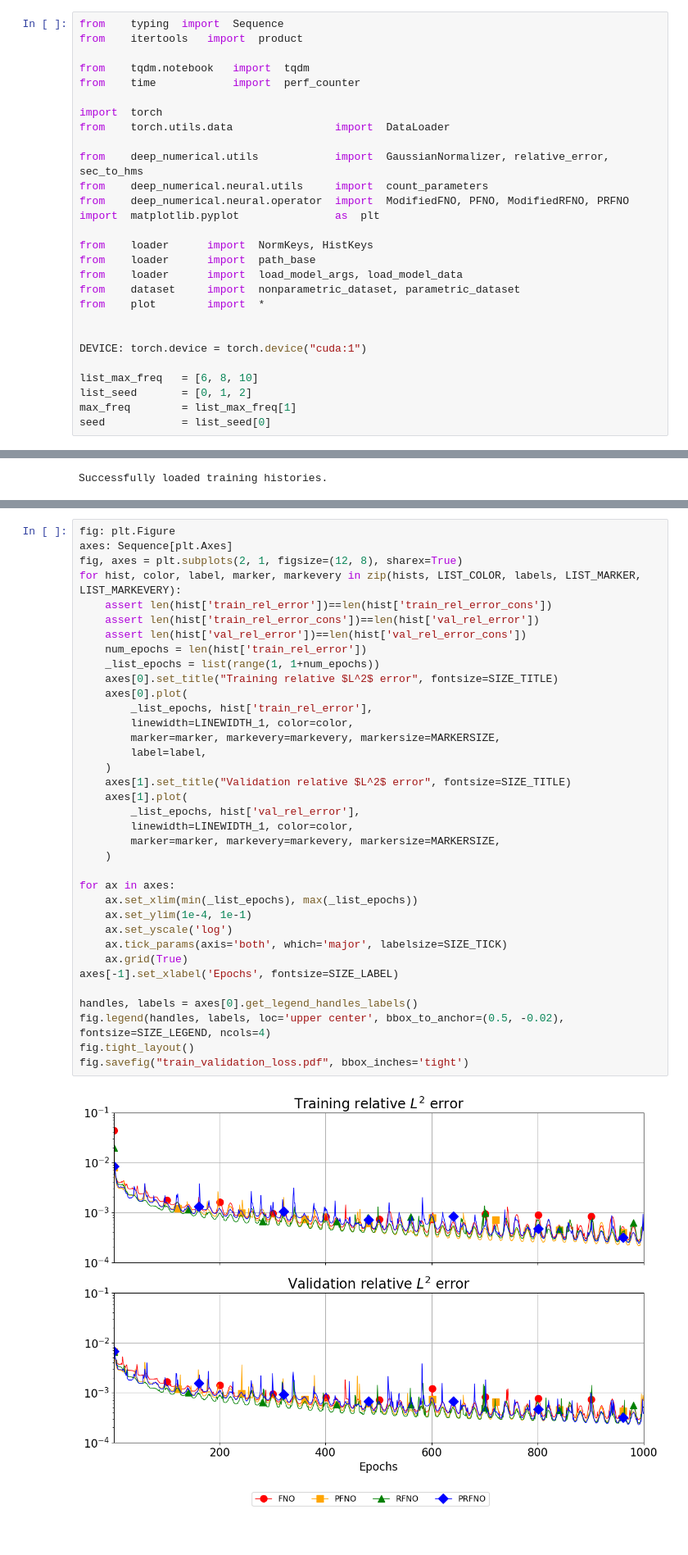
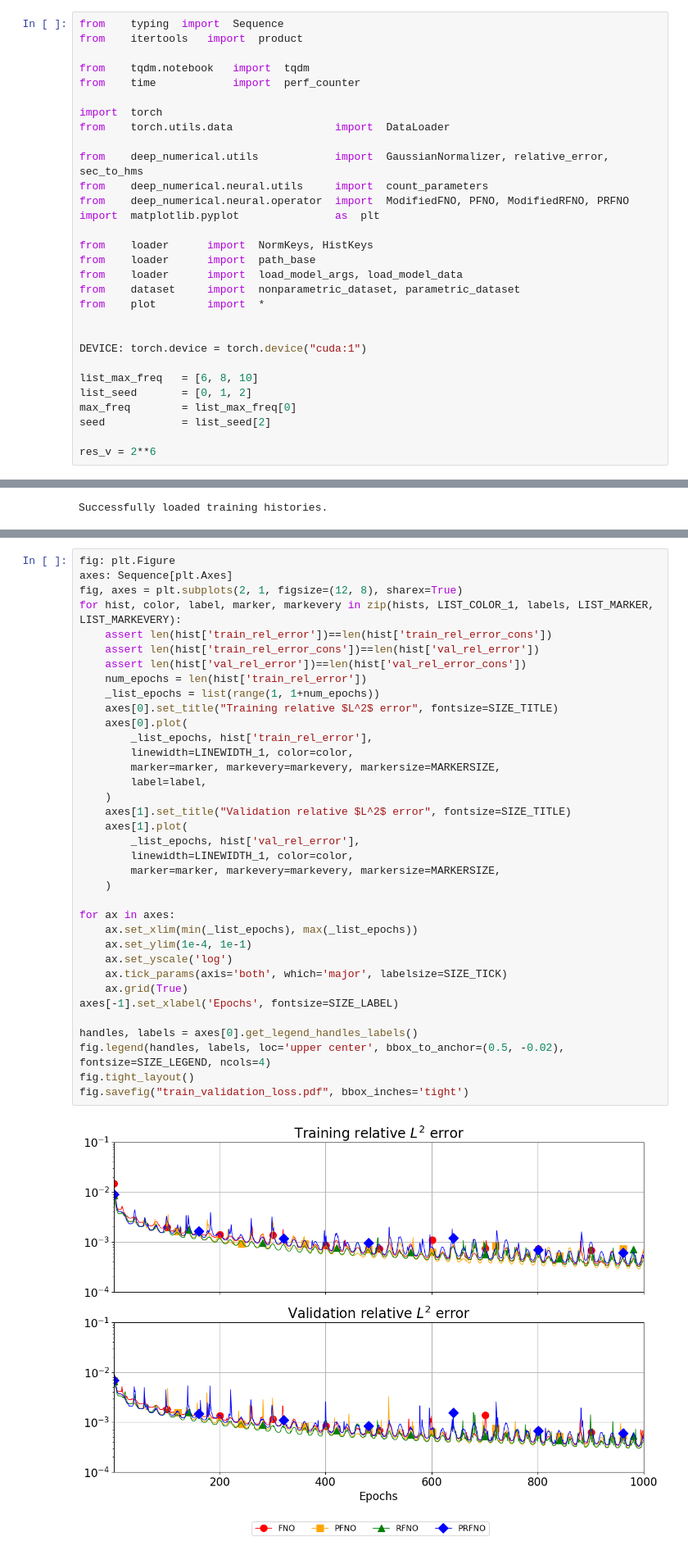
Before and after one commit to Gwangjae-Jung/parameterized_Boltzmann_solver, a Jupyter notebook: inference_2D/inference.ipynb, the cells around one changed output, grey strips where cells are left out. Shown at 82% size. Drawn from its saved outputs; the diff is of its cells as text.

```diff
--- a/inference_2D/inference.ipynb
+++ b/inference_2D/inference.ipynb
@@ -26,8 +26,10 @@ DEVICE: torch.device = torch.device("cuda:1")
 
 list_max_freq   = [6, 8, 10]
 list_seed       = [0, 1, 2]
-max_freq        = list_max_freq[1]
-seed            = list_seed[0]
+max_freq        = list_max_freq[0]
+seed            = list_seed[2]
+
+res_v = 2**6
 # %% [markdown]
 ## 2. Instantiate the trained operators and normalizers
 # %% [markdown]
@@ -66,40 +68,40 @@ Training time for PRFNO
 fig: plt.Figure
 axes: Sequence[plt.Axes]
 fig, axes = plt.subplots(2, 1, figsize=(12, 8), sharex=True)
-for hist, color, label, marker, markevery in zip(hists, LIST_COLOR, labels, LIST_MARKER, LIST_MARKEVERY):
+for hist, color, label, marker, markevery in zip(hists, LIST_COLOR_1, labels, LIST_MARKER, LIST_MARKEVERY):
     assert len(hist['train_rel_error'])==len(hist['train_rel_error_cons'])
     assert len(hist['train_rel_error_cons'])==len(hist['val_rel_error'])
     assert len(hist['val_rel_error'])==len(hist['val_rel_error_cons'])
     num_epochs = len(hist['train_rel_error'])
     _list_epochs = list(range(1, 1+num_epochs))
     axes[0].set_title("Training relative $L^2$ error", fontsize=SIZE_TITLE)
     axes[0].plot(
         _list_epochs, hist['train_rel_error'],
         linewidth=LINEWIDTH_1, color=color,
         marker=marker, markevery=markevery, markersize=MARKERSIZE,
         label=label,
     )
     axes[1].set_title("Validation relative $L^2$ error", fontsize=SIZE_TITLE)
     axes[1].plot(
         _list_epochs, hist['val_rel_error'],
         linewidth=LINEWIDTH_1, color=color,
         marker=marker, markevery=markevery, markersize=MARKERSIZE,
     )
 
 for ax in axes:
     ax.set_xlim(min(_list_epochs), max(_list_epochs))
     ax.set_ylim(1e-4, 1e-1)
     ax.set_yscale('log')
     ax.tick_params(axis='both', which='major', labelsize=SIZE_TICK)
     ax.grid(True)
 axes[-1].set_xlabel('Epochs', fontsize=SIZE_LABEL)
 
 handles, labels = axes[0].get_legend_handles_labels()
 fig.legend(handles, labels, loc='upper center', bbox_to_anchor=(0.5, -0.02), fontsize=SIZE_LEGEND, ncols=4)
 fig.tight_layout()
 fig.savefig("train_validation_loss.pdf", bbox_inches='tight')
 # %% [output]
-[figure, old version]
+[figure, new version]
 # %% [markdown]
 ### 2-3. Load trained operators
 # %%
```
Also changed, not shown: parts of 15 cells of this notebook, 14 other files.
